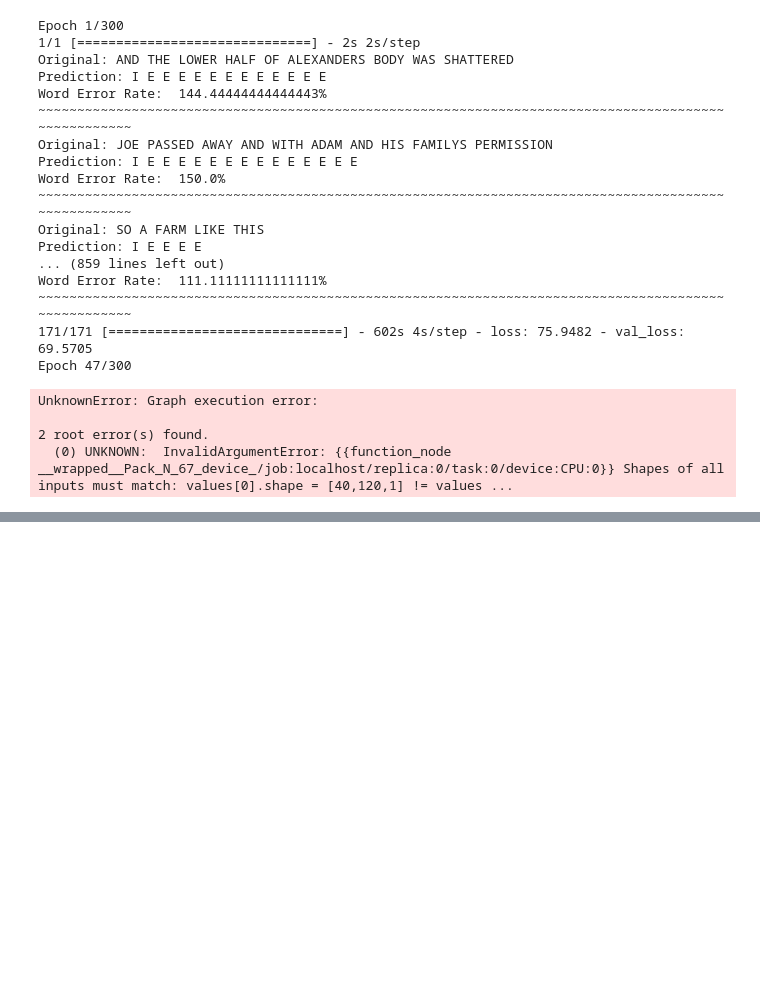
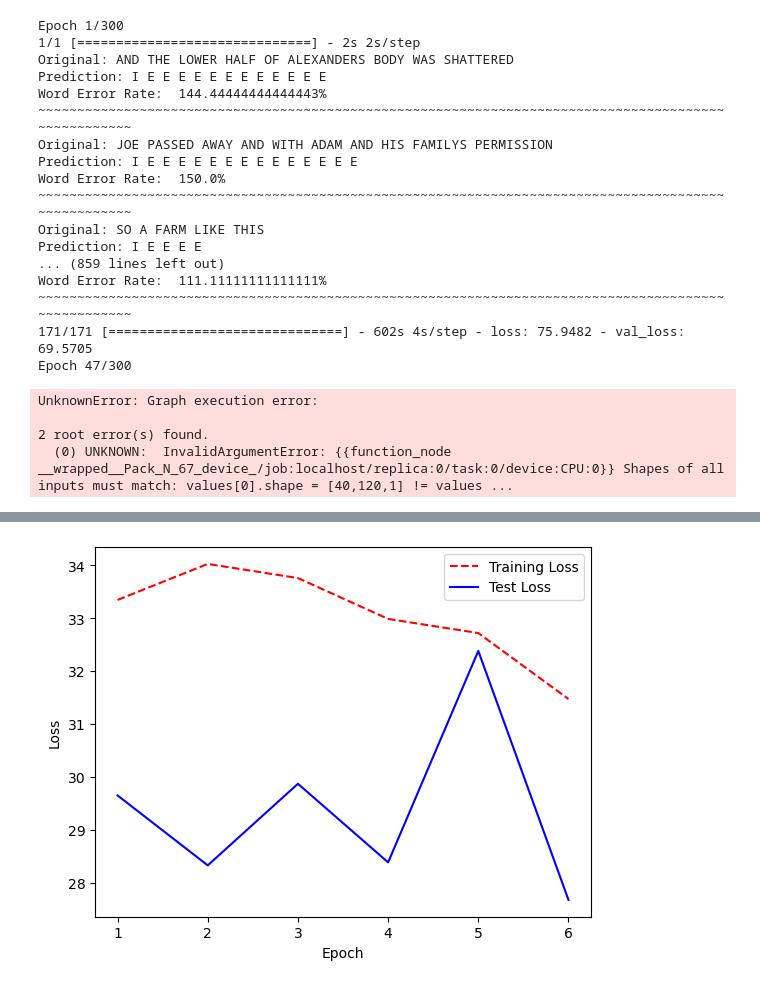
Before and after one commit to BlueMoon73/LIPTRAC-VSR, a Jupyter notebook: Lipreading.ipynb, the cells around one changed output, grey strips where cells are left out. Drawn from its saved outputs; the diff is of its cells as text; code cells hidden in the pictures; blank space fills up the shorter version.

```diff
--- a/Lipreading.ipynb
+++ b/Lipreading.ipynb
@@ -575,0 +558,9 @@ except:
+# %%
+model2.compile(optimizer=Adam(learning_rate=0.00006), loss=CTCLoss)
+# create all the callbacks
+checkpointCallback2 = ModelCheckpoint('newLipModelv12_m2.weights.h5', monitor='loss',save_weights_only=False, save_freq='epoch') # save checkpoints after each epoch
+exampleCallback2 = ProduceExample(test)
+
+model2.fit(train, validation_data=test, epochs=300, callbacks=[checkpointCallback2, exampleCallback2], use_multiprocessing=True)
+
+# finished with loss ~ 35
@@ -576,3 +586,9 @@ except:
 # %%
-model2.save_weights('')
+model2.compile(optimizer=Adam(learning_rate=0.00002), loss=CTCLoss)
+# create all the callbacks
+checkpointCallback2 = ModelCheckpoint('newLipModelv13_m2.weights.h5', monitor='loss',save_weights_only=False, save_freq='epoch') # save checkpoints after each epoch
+exampleCallback2 = ProduceExample(test)
+scheduleCallback2 = LearningRateScheduler(scheduler)
+
+model2.fit(train, validation_data=test, epochs=300, callbacks=[checkpointCallback2, exampleCallback2, scheduleCallback2], use_multiprocessing=True)
 # %% [output]
@@ -580,2 +615,0 @@ ValueError: Invalid bias shape: (1024,)
-# %%
-model.fit(train, validation_data=test, epochs=200, callbacks=[scheduleCallback, checkpointCallback, exampleCallback])
@@ -584,0 +616,8 @@ print(tf.strings.reduce_join([numToChar(tf.argmax(x)) for x in yHat[0]]))
+# %%
+model2.compile(optimizer=Adam(learning_rate=0.000007), loss=CTCLoss)
+# create all the callbacks
+checkpointCallback2 = ModelCheckpoint('newLipModelv14_m2.weights.h5', monitor='loss',save_weights_only=False, save_freq='epoch') # save checkpoints after each epoch
+exampleCallback2 = ProduceExample(test)
+scheduleCallback3 = LearningRateScheduler(scheduler2)
+
+model2.fit(train, validation_data=test, epochs=300, callbacks=[checkpointCallback2, exampleCallback2, scheduleCallback3], use_multiprocessing=True)
@@ -585,15 +645,17 @@ print(tf.strings.reduce_join([numToChar(tf.argmax(x)) for x in yHat[0]]))
 # %%
 # Get training and test loss histories
-training_loss = model.history.history['loss']
-test_loss = model.history.history['val_loss']
+training_loss = model2.history.history['loss']
+test_loss = model2.history.history['val_loss']
 
 # Create count of the number of epochs
 epoch_count = range(1, len(training_loss) + 1)
 
 # Visualize loss history
 plt.plot(epoch_count, training_loss, 'r--')
 plt.plot(epoch_count, test_loss, 'b-')
 plt.legend(['Training Loss', 'Test Loss'])
 plt.xlabel('Epoch')
 plt.ylabel('Loss')
 plt.show();
+# %% [output]
+[figure, added]
```
Also changed, not shown: parts of 26 cells of this notebook.
